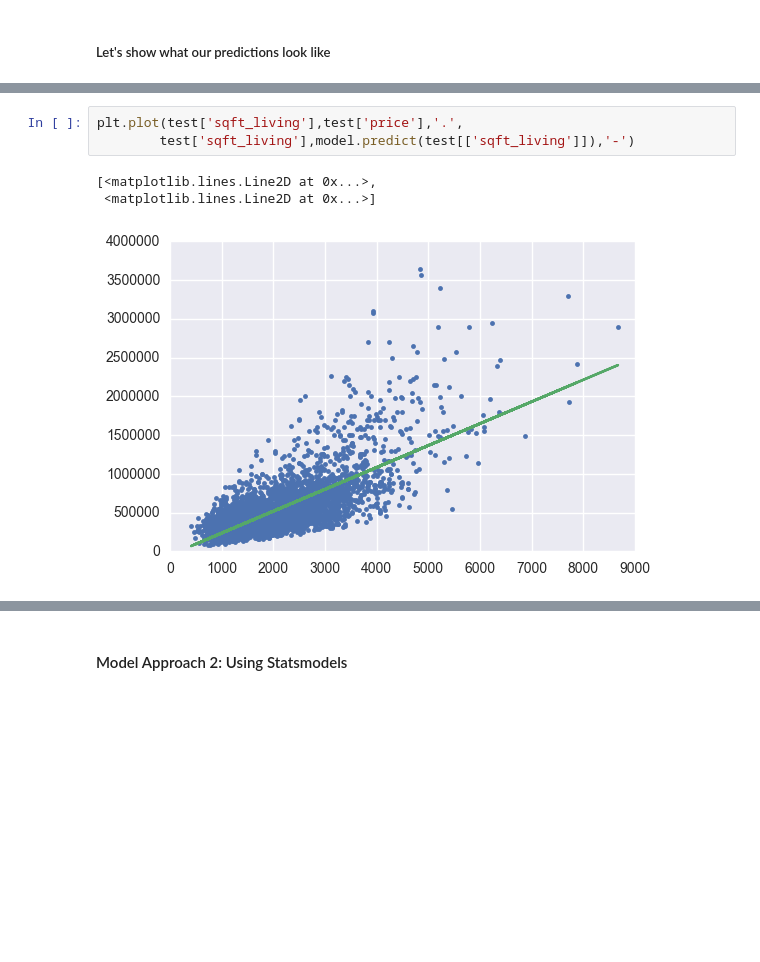
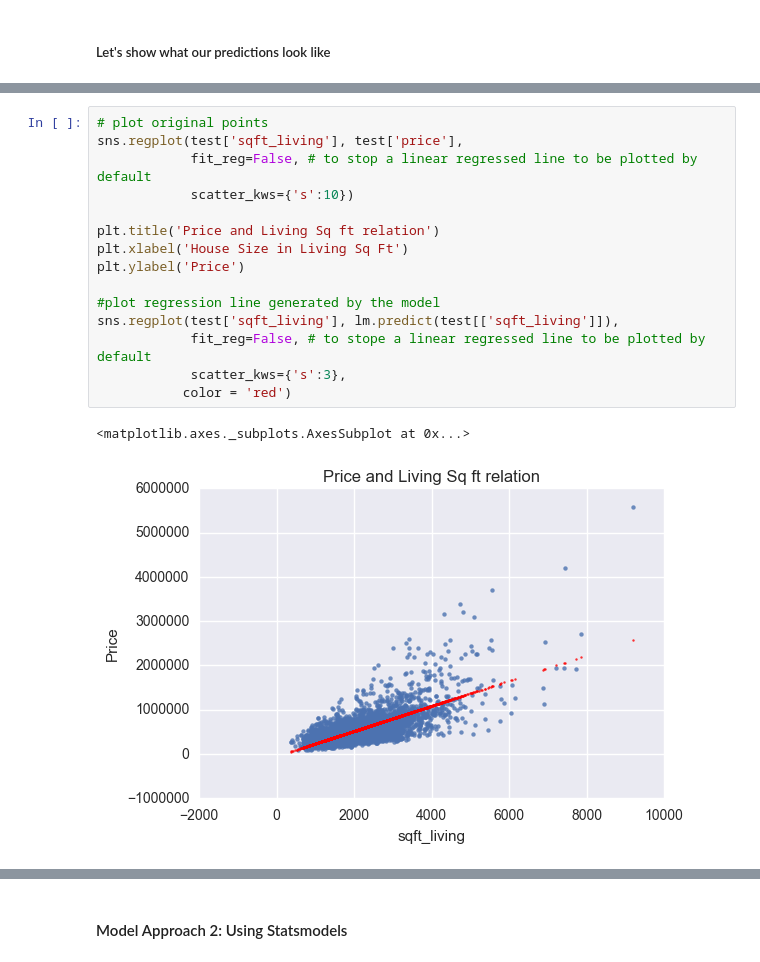
Before and after one commit to DheerajAgarwal/MachineLearning_UoW, a Jupyter notebook: Course1/Predicting house prices.ipynb, the cells around one changed output, grey strips where cells are left out. Cells and saved outputs as stored; diff of their text form; blank space fills up the shorter version.

```diff
--- a/Course1/Predicting house prices.ipynb
+++ b/Course1/Predicting house prices.ipynb
@@ -140,8 +140,19 @@ array([  613207.61246158,   432354.08602315,   904268.75657343, ...,
-# %%
-plt.plot(test['sqft_living'],test['price'],'.',
-        test['sqft_living'],model.predict(test[['sqft_living']]),'-')
-# %% [output]
-[<matplotlib.lines.Line2D at 0x...>,
- <matplotlib.lines.Line2D at 0x...>]
-[figure, removed]
+# %%
+# plot original points
+sns.regplot(test['sqft_living'], test['price'],
+            fit_reg=False, # to stop a linear regressed line to be plotted by default
+            scatter_kws={'s':10})
+
+plt.title('Price and Living Sq ft relation')
+plt.xlabel('House Size in Living Sq Ft')
+plt.ylabel('Price')
+
+#plot regression line generated by the model
+sns.regplot(test['sqft_living'], lm.predict(test[['sqft_living']]),
+            fit_reg=False, # to stope a linear regressed line to be plotted by default
+            scatter_kws={'s':3},
+           color = 'red')
+# %% [output]
+<matplotlib.axes._subplots.AxesSubplot at 0x...>
+[figure, added]
 # %% [markdown]
```
Also changed, not shown: parts of 29 cells of this notebook.
